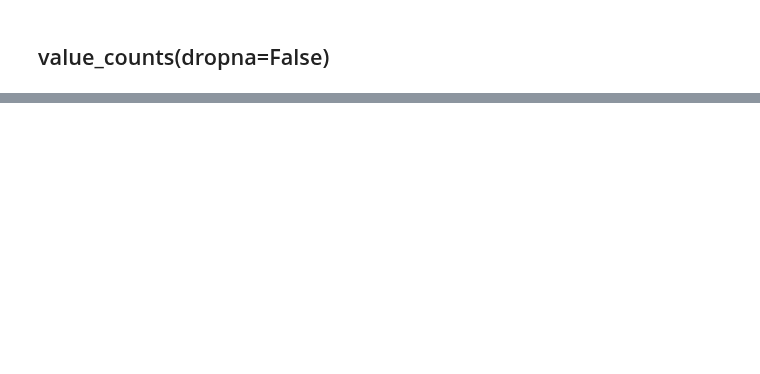
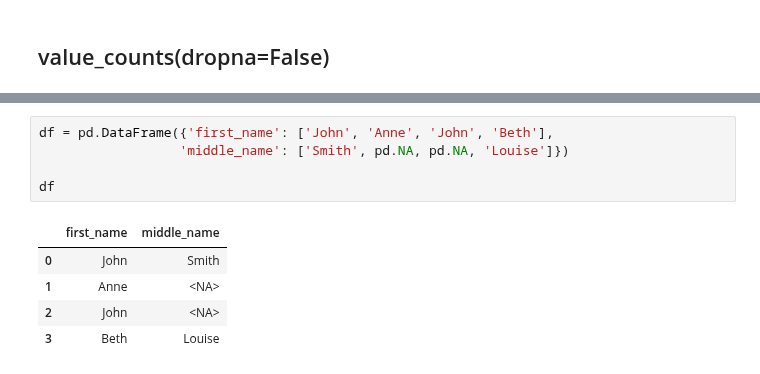
Before and after one commit to soyinkas1/PP0011_Books_Medium_Articles-Personal-Practice-Walkalong_Notebooks, a Jupyter notebook: 25 Pandas Functions You Didn't Know Existed.ipynb, the cells around one changed output, grey strips where cells are left out. Drawn from its saved outputs; the diff is of its cells as text; blank space fills up the shorter version.

```diff
--- a/25 Pandas Functions You Didn't Know Existed.ipynb
+++ b/25 Pandas Functions You Didn't Know Existed.ipynb
@@ -1068,0 +1153,11 @@ df.idxmin(axis='')
+# %%
+df = pd.DataFrame({'first_name': ['John', 'Anne', 'John', 'Beth'],
+                  'middle_name': ['Smith', pd.NA, pd.NA, 'Louise']})
+
+df
+# %% [output]
+|  | first_name | middle_name |
+| 0 | John | Smith |
+| 1 | Anne | <NA> |
+| 2 | John | <NA> |
+| 3 | Beth | Louise |
```
Also changed, not shown: parts of 13 cells of this notebook.
